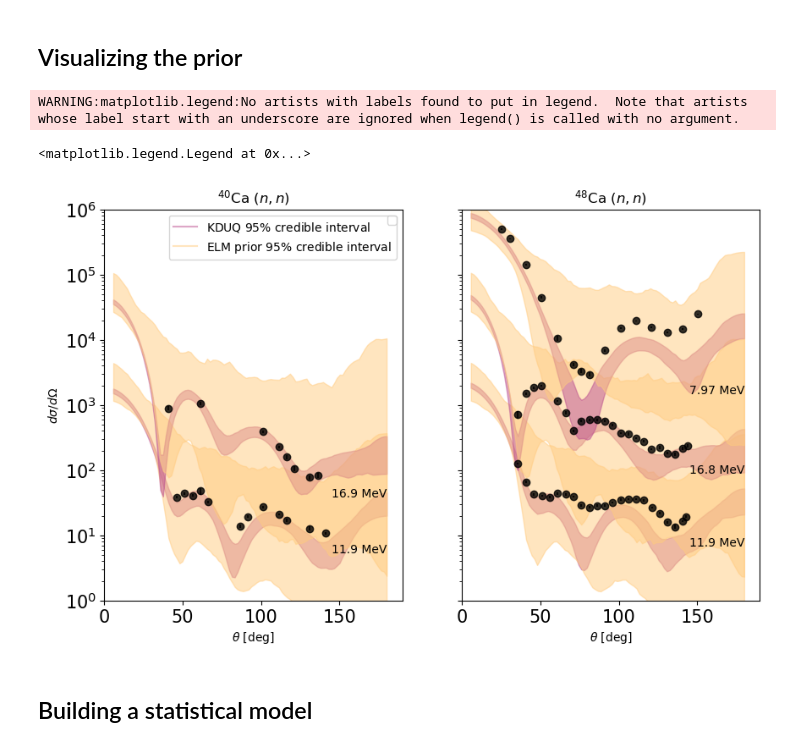
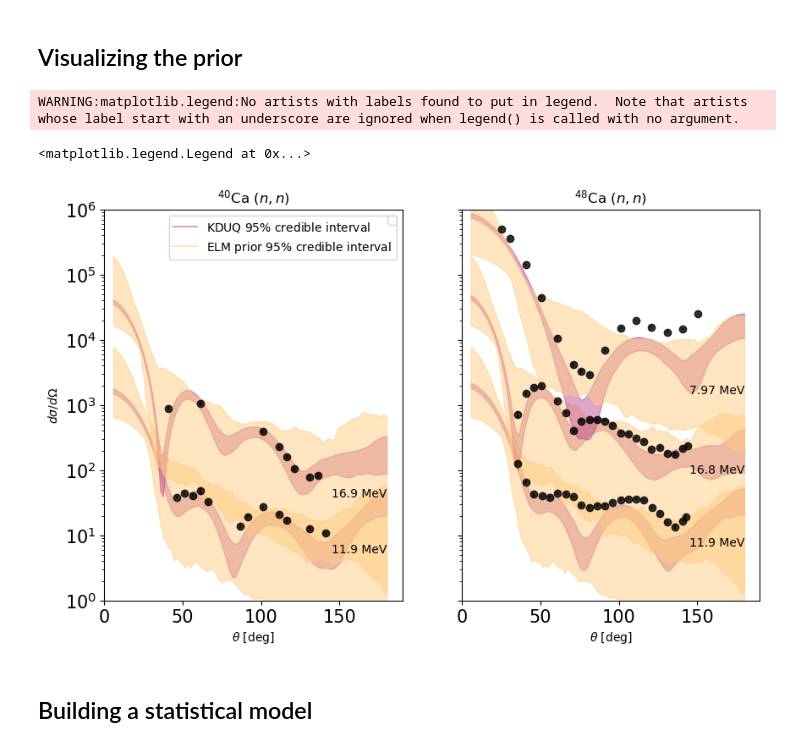
Before and after one commit to ascsn/2024-FRIB-TA-Summer-School, a Jupyter notebook: Bayesian-Reactions/reaction_model_calibration_demo/Bayes_omp_calibration_demo_FRIBTA24.ipynb, the cells around one changed output. Saved outputs shown, nothing was run; the diff lists cells and outputs as text; code cells hidden in the pictures.

```diff
--- a/Bayesian-Reactions/reaction_model_calibration_demo/Bayes_omp_calibration_demo_FRIBTA24.ipynb
+++ b/Bayesian-Reactions/reaction_model_calibration_demo/Bayes_omp_calibration_demo_FRIBTA24.ipynb
@@ -427,8 +427,8 @@ We need a prior distribution of the 9 parameters that go into our EL model. For
 # %%
 # just guestimate based on KDUQ
 # notice the relative uncertainties are quite large in some cases!
-mean = np.array([50, 5, 16, 5.99, -3.79, 13.4 / 60.0, 0, 11.1 / 20, 1.2, 0.6])
-stdev = np.array([8.0, 10.0, 10, 1.8, 4, 8.0 / 60, 2.0 / 20, 10 / 20, 0.2, 0.1])
+mean = np.array([60, 2, 20, 5.99, 0, 13.4 / 60.0, 0, 11.1 / 20, 1.2, 0.6])
+stdev = np.array([10.0, 2.0, 10, 1.8, 2, 8.0 / 60, 2.0 / 20, 10 / 20, 0.3, 0.1])
 
 # we will assume uncorrelated priors
 covariance = np.zeros((10, 10))
@@ -462,22 +462,25 @@ The software is open source and lives here: https://github.com/bandframework/ros
 The easiest way to go about this will be to emulate across the parameters in `el_model_simple`, rather than subparameters that we actually want to do a statistical calibration for. Let's convert our prior of sub-parameters into the parameters we want to emulate across, so we can determine the region of interest on which to train our emulator.
 # %%
 s_max = np.pi * 10
-mesh_size = 1000
+mesh_size = 500
 s_mesh = np.linspace(0.02, s_max, mesh_size)
 
 # what fraction of variance in the training set should we describe?
 # this determines how many basis elements to use in the reduced basis
-max_fraction_unexplained_variance = 1.0e-7
+max_fraction_unexplained_variance = 0.5e-7
 # %%
 %%time
 emulators = {}
 roi_bounds = {}
 
 for A in data.keys():
+#for A in [48]:
     isotope = isotopes[A]
     emulators[A] = {}
     roi_bounds[A] = {}
     for experiment in data[A].keys():
+#    for experiment in ["Mueller_168"]:
+
         x, y, dy = (
             data[A][experiment][:, 0],
             data[A][experiment][:, 1],
@@ -504,7 +507,9 @@ for A in data.keys():
 
         # sample some training parameters using Latin Hypercube to get all corners
         # of our ROI
-        train = rose.utility.latin_hypercube_sample(100, bounds=roi_bounds[A][experiment], seed=13)
+        train = rose.utility.latin_hypercube_sample(
+            180, bounds=roi_bounds[A][experiment], seed=132
+        )
 
         # set up the rose interaction space for emulation
         elm_interaction = rose.InteractionEIMSpace(
@@ -523,9 +528,7 @@ for A in data.keys():
 
         # set up high-fidelity solver for training and testing the emulator
         rmatrix_solver = rose.LagrangeRmatrix(
-            elm_interaction.interactions[0][0],
-            s_0=s_max,
-            solver=jitr.RMatrixSolver(50)
+            elm_interaction.interactions[0][0], s_0=s_max, solver=jitr.RMatrixSolver(50)
         )
 
         # train the emulator
@@ -535,6 +538,6 @@ for A in data.keys():
             alpha_train=train,
             s_mesh=s_mesh,
             expl_var_ratio_cutoff=max_fraction_unexplained_variance,
-            angles=x * np.pi/180,
+            angles=x * np.pi / 180,
         )
 # %% [output]
@@ -560,7 +563,7 @@ The S-wave channel required 11 basis elements to describe all but 3.841299e-06%
 A more thorough way to test is to compare high-fidelity and emulated observables for a set of test samples not on the training set:
 # %%
 test = rose.utility.latin_hypercube_sample(
-    30, bounds=roi_bounds[48]["Mueller_168"], seed=191
+    12, bounds=roi_bounds[48]["Mueller_168"], seed=61
 )
 # %%
 %%time
@@ -625,12 +628,14 @@ In real life, we should really do some more thorough convergence testing to make
 # %% [markdown]
 ## Visualizing the prior
 # %%
+elm_prior = {}
 fig, (ax1, ax2) = plt.subplots(1, 2, figsize=(10, 6), sharey=True)
 for A, ax in zip(data.keys(), [ax1, ax2]):
     offset = 1
     ax.set_title(r"$^{%d}$Ca $(n,n)$" % A)
     ax.set_xlabel(r"$\theta$ [deg]")
     ax.set_xlim([0, 190])
+    elm_prior[A] ={}
     for experiment in data[A].keys():
         # plot experiment
         x, y, dy = (
@@ -663,48 +668,48 @@ for A, ax in zip(data.keys(), [ax1, ax2]):
         total_N = len(prior)
         for i in tqdm(range(N_samples)):
             params = el_model_params(*isotope, *prior[i, :])
-            xs[:, i] = emulators[A][experiment].emulate_xs(params, angles=angles).dsdo
+            xs[:, i] = emulators[A][experiment].exact_xs(params, angles=angles).dsdo
 
         # get a credible interval describing the ELM predictive posterior
         # for this experiment
-        elm_pred_post[A][experiment] = (
+        elm_prior[A][experiment] = (
             np.percentile(xs, 5, axis=1),
             np.percentile(xs, 95, axis=1),
         )
 
         # plot ELM
         ax.fill_between(
             angles * 180 / np.pi,
-            offset * elm_pred_post[A][experiment][0],
-            offset * elm_pred_post[A][experiment][1],
+            offset * elm_prior[A][experiment][0],
+            offset * elm_prior[A][experiment][1],
             color="#FFCC80",
             alpha=0.5,
         )
 
 
         # add a label
         energy = energies[A][experiment]
         label_loc = (145, offset * np.min(y) / 2)
         ax.text(*label_loc, f"{energy} MeV")
 
         offset *= 20
 
 leg_models = [
     Line2D([0], [0], color="#bc5090", label=r"KDUQ $95\%$ credible interval", alpha=0.5),
-     Line2D([0], [0], color="#FFCC80", label=r"ELM prior $95\%$ credible interval", alpha=0.5),
+    Line2D([0], [0], color="#FFCC80", label=r"ELM prior $95\%$ credible interval", alpha=0.5),
 ]
 leg1 = ax1.legend(handles=leg_models, loc="upper right")
 ax1.add_artist(leg1)
 
 
 plt.ylim([1, 1e6])
 plt.yscale("log")
 ax1.set_ylabel(r"$d\sigma/d\Omega$")
 ax1.legend()
 # %% [output]
 WARNING:matplotlib.legend:No artists with labels found to put in legend.  Note that artists whose label start with an underscore are ignored when legend() is called with no argument.
 <matplotlib.legend.Legend at 0x...>
-[figure, old version]
+[figure, new version]
 # %% [markdown]
 ## Building a statistical model
 # %%
```
Also changed, not shown: parts of 17 cells of this notebook.
